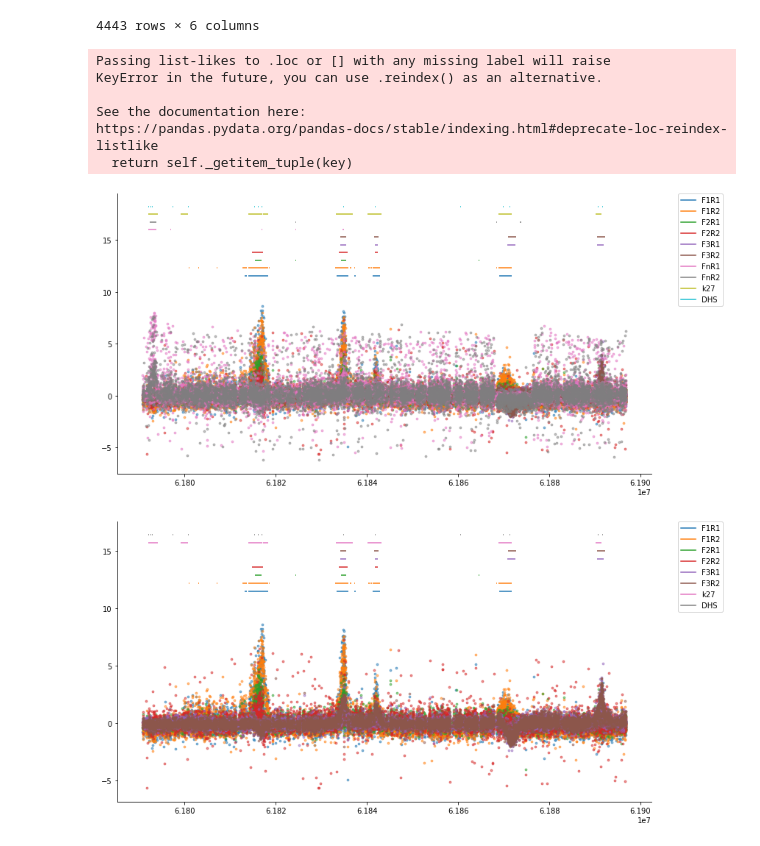
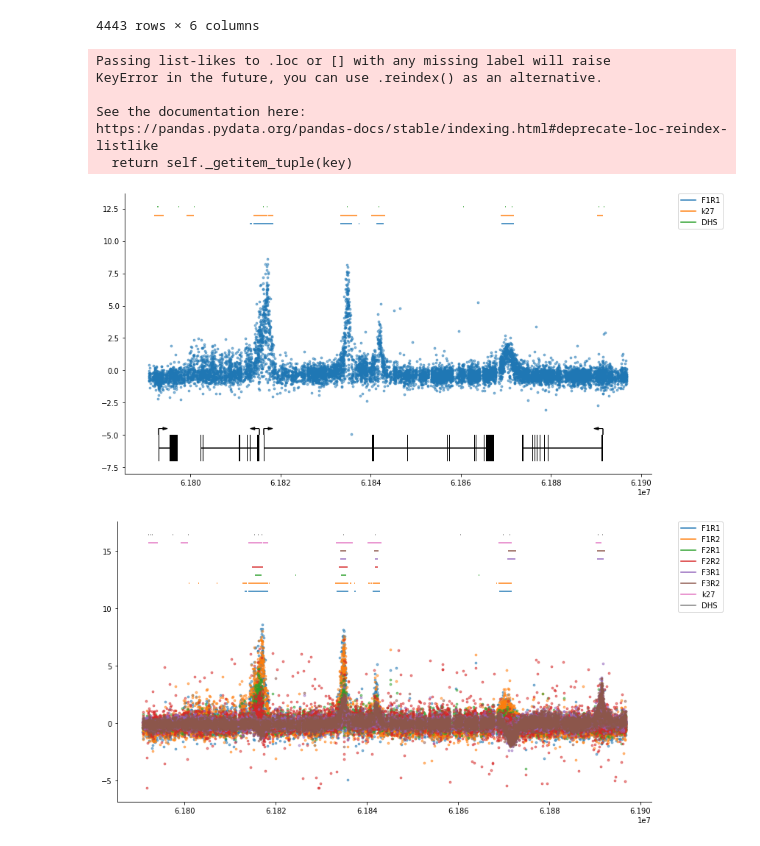
Before and after one commit to sjgosai/casa, a Jupyter notebook: analysis/FADS_locus.ipynb, the cells around one changed output. Drawn from its saved outputs; the diff is of its cells as text; code cells hidden in the pictures.

```diff
--- a/analysis/FADS_locus.ipynb
+++ b/analysis/FADS_locus.ipynb
@@ -42,6 +42,8 @@ id2info = { exp_id: info for exp_id, info in zip(exp_ids, fullinfo) }
 
 id2info['k27'] = ('H3K27ac', 1)
 id2info['DHS'] = ('DHS', 1)
+# %%
+gff = pd.read_table('../data/FADS_locus.gff')
 # %%
 data = []
 for i, fn in enumerate(fn_list):
@@ -69,7 +71,7 @@ data['cutsite'] = [ int(coord.split(':')[1].split('-')[1]) - 4
                     int(coord.split(':')[1].split('-')[0]) + 3
                       for coord in data.index ]
 # %%
-test_peaks = [ pd.read_table(fn,sep='\t',header=None,names=['chr','start','end']) for fn in sorted(glob.glob('../data/*__sigpeaks.bed')) ]
+test_peaks = [ pd.read_table(fn,sep='\t',header=None,names=['chr','start','end']) for fn in sorted(glob.glob('../data/*__fixSigpeaks.bed')) ]
 print(len(test_peaks))
 extra_feat = [ pd.read_table(fn,sep='\t',header=None,names=['chr','start','end'],usecols=[0,1,2]) for fn in ['../data/k27ac_replicatePeaks_hg38_scoreFiltered.bed','../data/DNASE_peaks_replicated.bed'] ]
 [ test_peaks.append( feat.loc[ feat['chr'] == 'chr11' ,:] ) for feat in extra_feat ]
@@ -140,8 +142,8 @@ def plot_hff_cutsites(plot_interval, cutsite_data, peak_data, plot_ids):
                             else
                             int(coord.split(':')[1].split('-')[0]) + 3
                             for coord in sub_cuts.index ]
-    slice_cuts = check_overlap(plot_interval,np.vstack([data['cutsite'].values,
-                                                       (data['cutsite']+1).values]).T)
+    slice_cuts = check_overlap(plot_interval,np.vstack([cutsite_data['cutsite'].values,
+                                                       (cutsite_data['cutsite']+1).values]).T)
     sub_cuts = sub_cuts.loc[slice_cuts, :]
     # Subset peak intervals
     sub_peaks= check_overlap(plot_interval, peak_data.loc[:,('start','end')].values)
@@ -179,18 +181,37 @@ def plot_hff_cutsites(plot_interval, cutsite_data, peak_data, plot_ids):
     custom_lines = [ Line2D([0], [0], color=col_dict[color]) for color in plot_ids ]
     ax.legend(custom_lines, plot_ids,bbox_to_anchor=(1.05, 1), loc=2, borderaxespad=0.)
     plt.tight_layout()
-    return fig
+    return fig, ax
+# %%
+def _draw_genes_from_gff(ax, gff, promoter_params=[1000,0.2,1000]):
+    for i, line in gff.iterrows():
+        exonStarts = [int(x) for x in line['exonStarts'].split(',')]
+        exonEnds   = [int(x) for x in line['exonEnds'].split(',')]
+        direction  = 2*int(line['strand'] == '+') - 1
+        for start, end in zip(exonStarts, exonEnds):
+            ax.fill_betweenx([-7.0,-5.0],[start,start],[end,end],facecolor='black')
+        ax.hlines(y=-6.0,xmin=exonStarts[0],xmax=exonEnds[-1])
+        if direction == 1:
+            x_loc = exonStarts[0]
+        else:
+            x_loc = exonEnds[-1]
+        ax.vlines(x=x_loc,ymin=-5.0,ymax=-4.5)
+        #ax.annotate("", xy=(x_loc+(direction*2000), 1.0), xytext=(x_loc, 1.0),arrowprops=dict(arrowstyle="->"))
+        ax.arrow(x=x_loc,y=-4.5,dx=direction*promoter_params[0],dy=0,
+                 head_width=promoter_params[1], head_length=promoter_params[2], fc='k', ec='k')
+    return None
 # %%
 fig_h = plot_hff_cutsites(np.array([[61790805,61896817]]),
-                  data, test_peaks, plot_ids=['F1R1','F1R2','F2R1','F2R2','F3R1','F3R2','FnR1','FnR2','k27','DHS'])
+                  data, test_peaks, plot_ids=['F1R1','k27','DHS'])
+_draw_genes_from_gff(fig_h[1], gff)
 # %% [output]
 Passing list-likes to .loc or [] with any missing label will raise
 KeyError in the future, you can use .reindex() as an alternative.
 
 See the documentation here:
 https://pandas.pydata.org/pandas-docs/stable/indexing.html#deprecate-loc-reindex-listlike
   return self._getitem_tuple(key)
-[figure, old version]
+[figure, new version]
 # %%
 fig_h = plot_hff_cutsites(np.array([[61790805,61896817]]),
                   data, test_peaks, plot_ids=['F1R1','F1R2','F2R1','F2R2','F3R1','F3R2','k27','DHS'])
```
Also changed, not shown: parts of 40 cells of this notebook.
